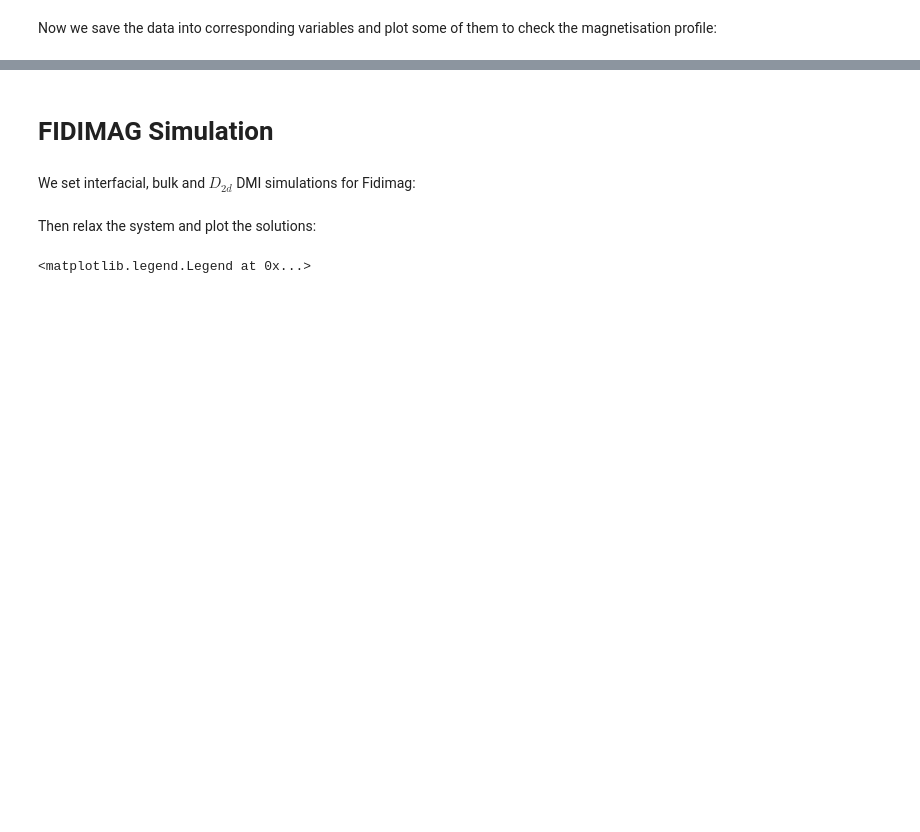
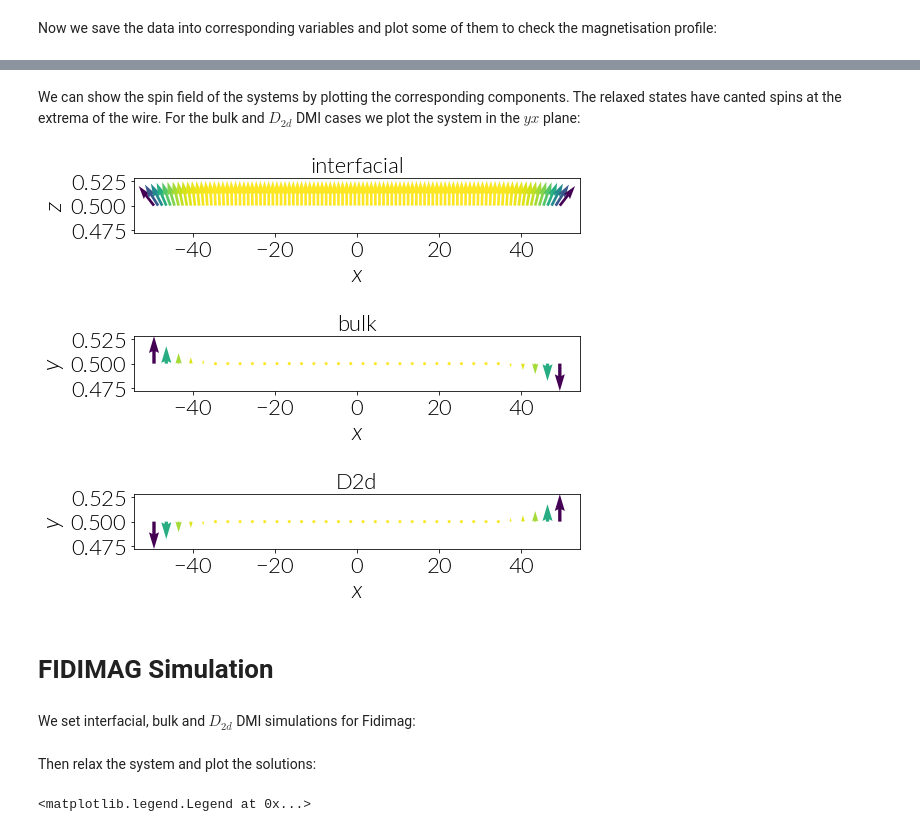
Before and after one commit to fangohr/paper-supplement-standard-problem-dmi, a Jupyter notebook: notebooks/1d_problem.ipynb, the cells around one changed output, grey strips where cells are left out. Saved outputs shown, nothing was run; the diff lists cells and outputs as text; code cells hidden in the pictures; blank space fills up the shorter version.

```diff
--- a/notebooks/1d_problem.ipynb
+++ b/notebooks/1d_problem.ipynb
@@ -119,3 +116,25 @@ plt.legend()
+# %% [markdown]
+We can show the spin field of the systems by plotting the corresponding components. The relaxed states have canted spins at the extrema of the wire. For the bulk and $D_{2d}$ DMI cases we plot the system in the $yx$ plane:
+# %%
+# Plot the components
+plt.figure(figsize=(8, 1))
+plt.quiver(coordinates[:, 0] * 1e9, coordinates[:, 1] * 1e9,
+           m_oommf[0][0], m_oommf[0][2], m_oommf[0][2])
+plt.ylabel(r'$z$')
+plt.xlabel(r'$x$')
+plt.title(dmi_list[0])
+
+for i in range(1, 3):
+    plt.figure(figsize=(8, 1))
+    plt.quiver(coordinates[:, 0][::3] * 1e9, coordinates[:, 2][::3] * 1e9,
+               m_oommf[i][0][::3], m_oommf[i][1][::3], m_oommf[i][2][::3], scale=10)
+    plt.ylabel(r'$y$')
+    plt.xlabel(r'$x$')
+    plt.title(dmi_list[i])
+# %% [output]
+[figure, added]
+[figure, added]
+[figure, added]
 # %% [markdown]
 # FIDIMAG Simulation
 # %%
```
Also changed, not shown: parts of 13 cells of this notebook, 7 other files.
